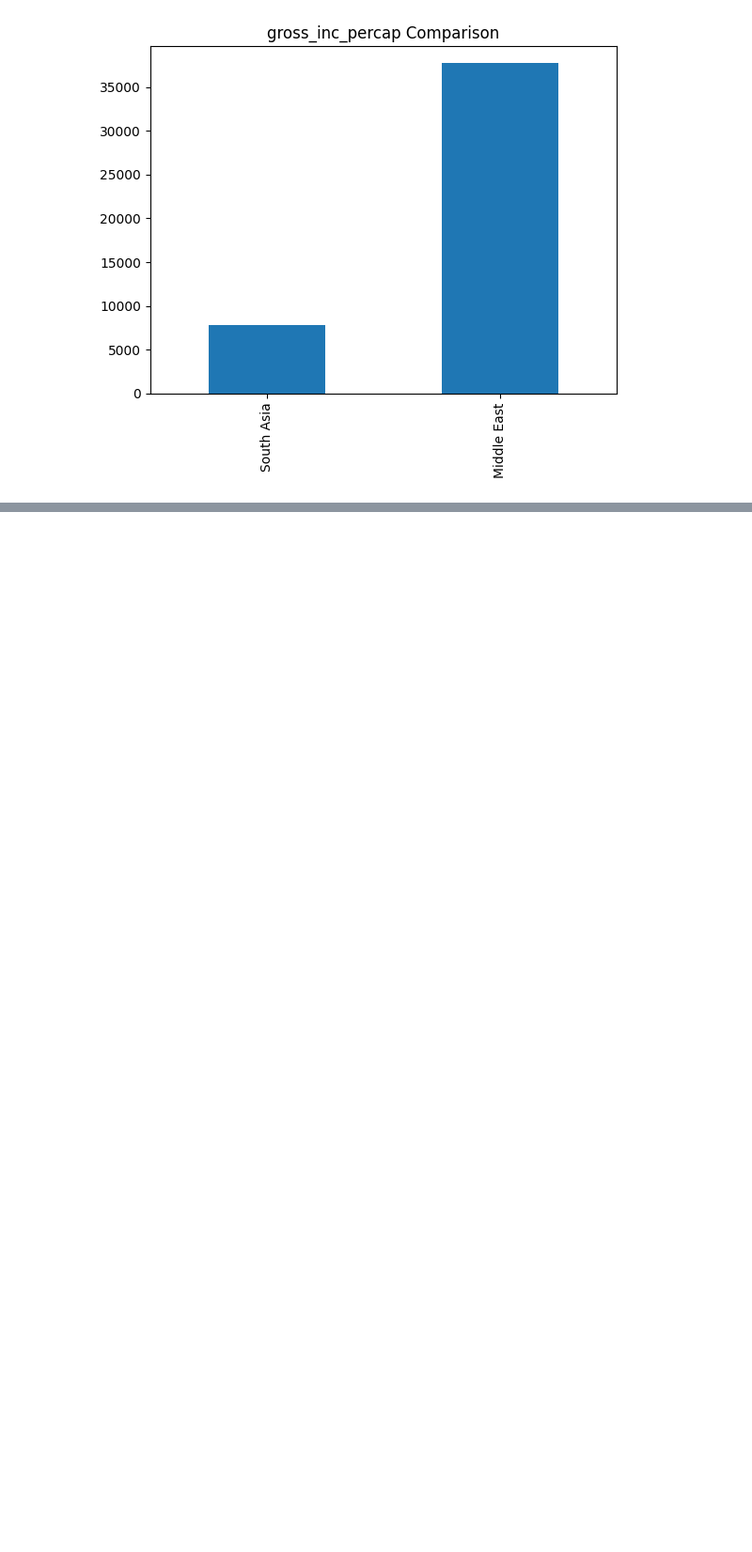
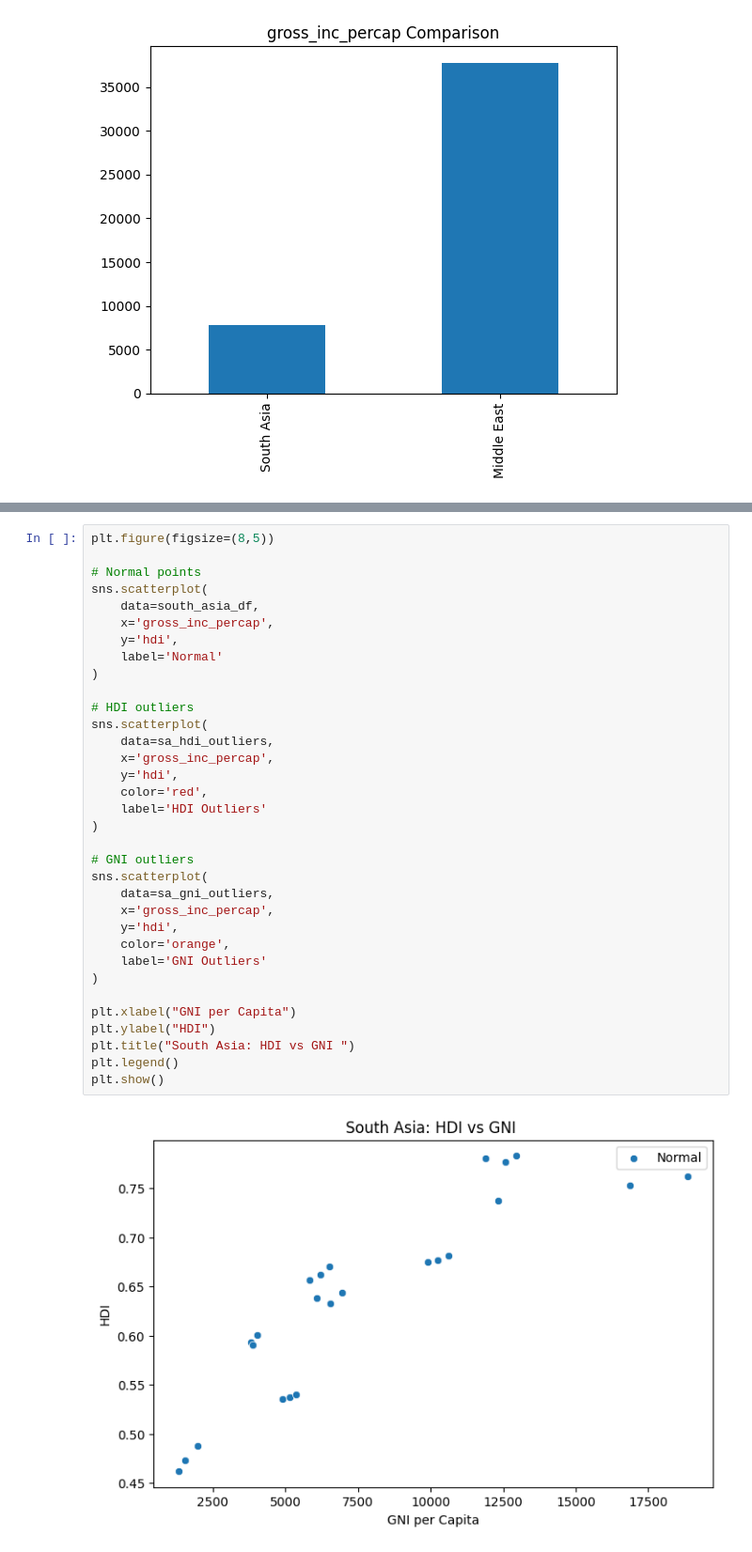
Before and after one commit to budhathoki10/Concept_and_Technology_of_AI, a Jupyter notebook: 2501932_Kushal_Budhathoki.ipynb, the cells around one changed output, grey strips where cells are left out. Shown at 94% size. Drawn from its saved outputs; the diff is of its cells as text; blank space fills up the shorter version.

```diff
--- a/2501932_Kushal_Budhathoki.ipynb
+++ b/2501932_Kushal_Budhathoki.ipynb
@@ -631,0 +692,36 @@ plt.show()
+# %%
+plt.figure(figsize=(8,5))
+
+# Normal points
+sns.scatterplot(
+    data=south_asia_df,
+    x='gross_inc_percap',
+    y='hdi',
+    label='Normal'
+)
+
+# HDI outliers
+sns.scatterplot(
+    data=sa_hdi_outliers,
+    x='gross_inc_percap',
+    y='hdi',
+    color='red',
+    label='HDI Outliers'
+)
+
+# GNI outliers
+sns.scatterplot(
+    data=sa_gni_outliers,
+    x='gross_inc_percap',
+    y='hdi',
+    color='orange',
+    label='GNI Outliers'
+)
+
+plt.xlabel("GNI per Capita")
+plt.ylabel("HDI")
+plt.title("South Asia: HDI vs GNI ")
+plt.legend()
+plt.show()
+# %% [output]
+[figure, added]
```
Also changed, not shown: parts of 10 cells of this notebook.
